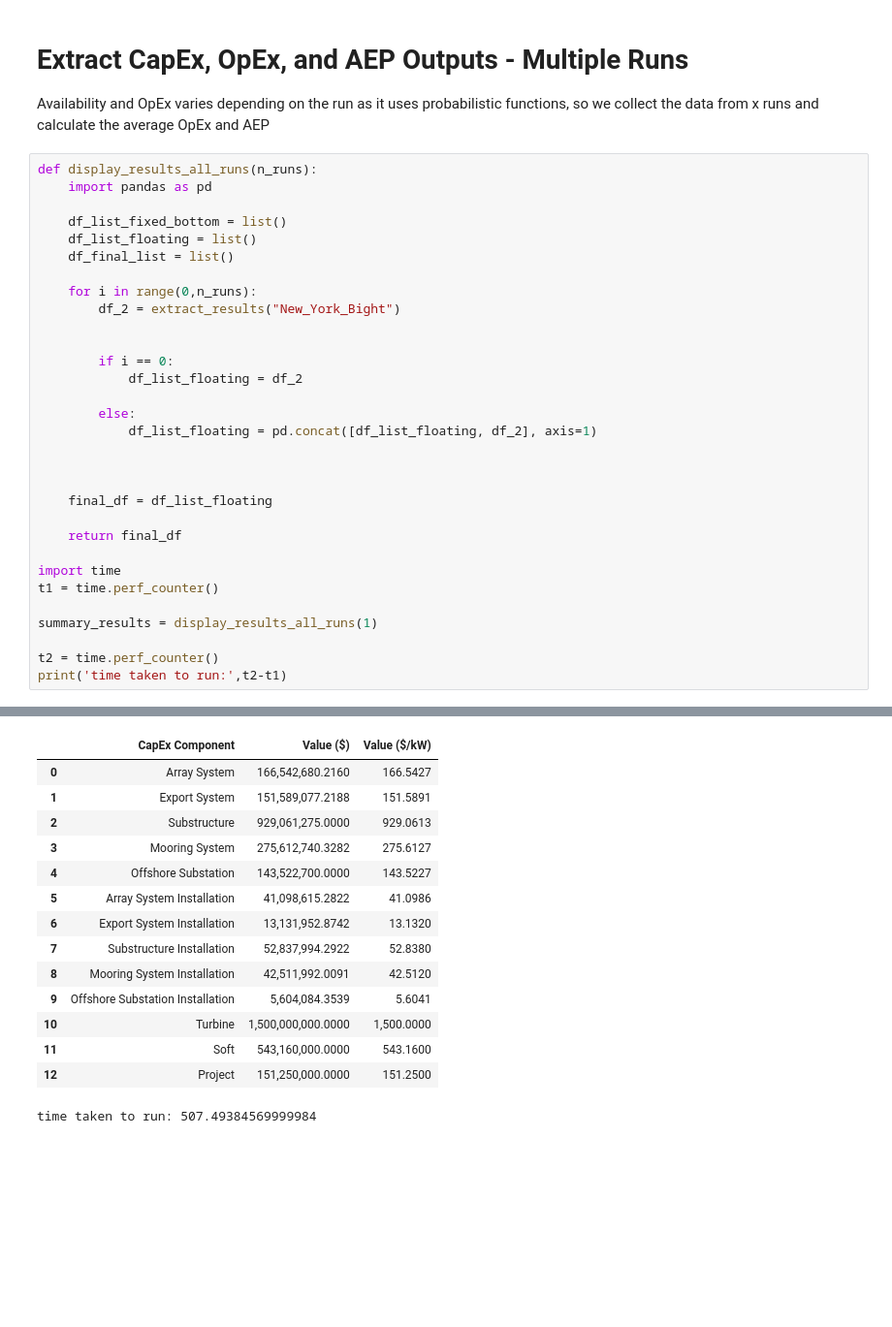
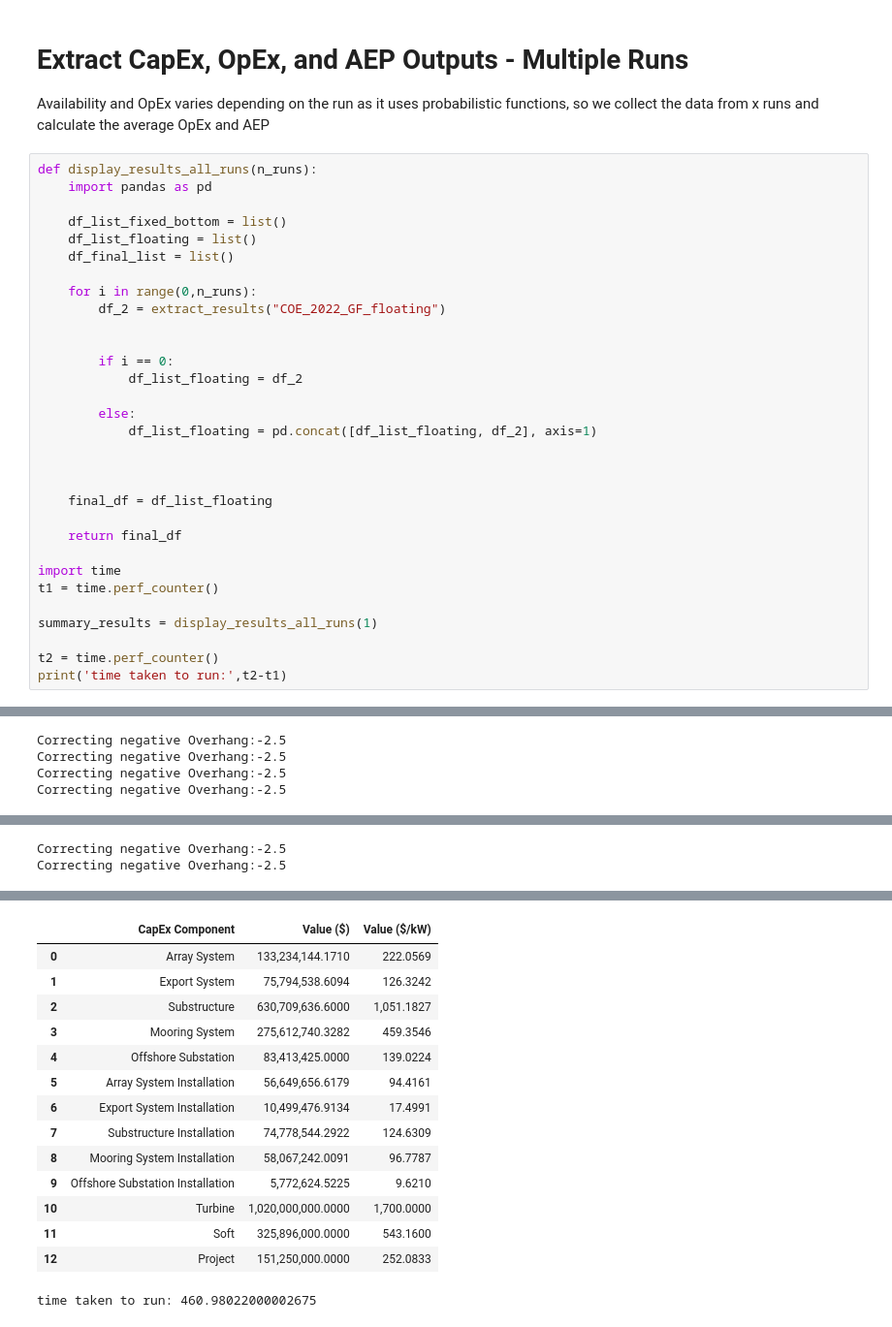
Before and after one commit to dmulash/wombat-upsizing-analysis, a Jupyter notebook: examples/COE_2022_GF_LCOE_Floating.ipynb, the cells around one changed output, grey strips where cells are left out. Shown at 97% size. Cells and saved outputs as stored; diff of their text form; blank space fills up the shorter version.

```diff
--- a/examples/New_York_Bight.ipynb
+++ b/examples/COE_2022_GF_LCOE_Floating.ipynb
@@ -206,7 +206,7 @@ def display_results_all_runs(n_runs):
     df_final_list = list()
 
     for i in range(0,n_runs):
-        df_2 = extract_results("New_York_Bight")
+        df_2 = extract_results("COE_2022_GF_floating")
 
 
         if i == 0:
@@ -248,0 +267,4 @@ Correcting negative Overhang:-2.5
+Correcting negative Overhang:-2.5
+Correcting negative Overhang:-2.5
+Correcting negative Overhang:-2.5
+Correcting negative Overhang:-2.5
@@ -249,19 +276,21 @@ Correcting negative Overhang:-2.5
+Correcting negative Overhang:-2.5
+Correcting negative Overhang:-2.5
 [figure]
 |  | CapEx Component | Value ($) | Value ($/kW) |
-| 0 | Array System | 166,542,680.2160 | 166.5427 |
-| 1 | Export System | 151,589,077.2188 | 151.5891 |
-| 2 | Substructure | 929,061,275.0000 | 929.0613 |
-| 3 | Mooring System | 275,612,740.3282 | 275.6127 |
-| 4 | Offshore Substation | 143,522,700.0000 | 143.5227 |
-| 5 | Array System Installation | 41,098,615.2822 | 41.0986 |
-| 6 | Export System Installation | 13,131,952.8742 | 13.1320 |
-| 7 | Substructure Installation | 52,837,994.2922 | 52.8380 |
-| 8 | Mooring System Installation | 42,511,992.0091 | 42.5120 |
-| 9 | Offshore Substation Installation | 5,604,084.3539 | 5.6041 |
-| 10 | Turbine | 1,500,000,000.0000 | 1,500.0000 |
-| 11 | Soft | 543,160,000.0000 | 543.1600 |
-| 12 | Project | 151,250,000.0000 | 151.2500 |
+| 0 | Array System | 133,234,144.1710 | 222.0569 |
+| 1 | Export System | 75,794,538.6094 | 126.3242 |
+| 2 | Substructure | 630,709,636.6000 | 1,051.1827 |
+| 3 | Mooring System | 275,612,740.3282 | 459.3546 |
+| 4 | Offshore Substation | 83,413,425.0000 | 139.0224 |
+| 5 | Array System Installation | 56,649,656.6179 | 94.4161 |
+| 6 | Export System Installation | 10,499,476.9134 | 17.4991 |
+| 7 | Substructure Installation | 74,778,544.2922 | 124.6309 |
+| 8 | Mooring System Installation | 58,067,242.0091 | 96.7787 |
+| 9 | Offshore Substation Installation | 5,772,624.5225 | 9.6210 |
+| 10 | Turbine | 1,020,000,000.0000 | 1,700.0000 |
+| 11 | Soft | 325,896,000.0000 | 543.1600 |
+| 12 | Project | 151,250,000.0000 | 252.0833 |
-time taken to run: 507.49384569999984
+time taken to run: 460.98022000002675
 # %%
 display(summary_results)
 # %% [output]
```
Also changed, not shown: parts of 4 cells of this notebook, 48 other files.
